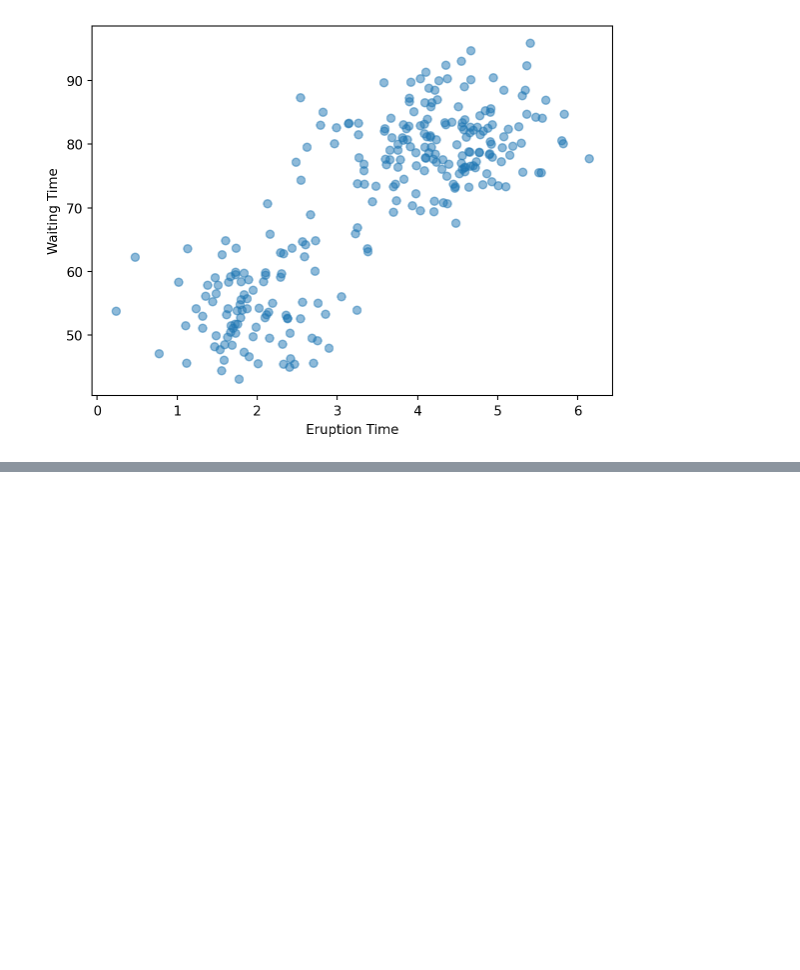
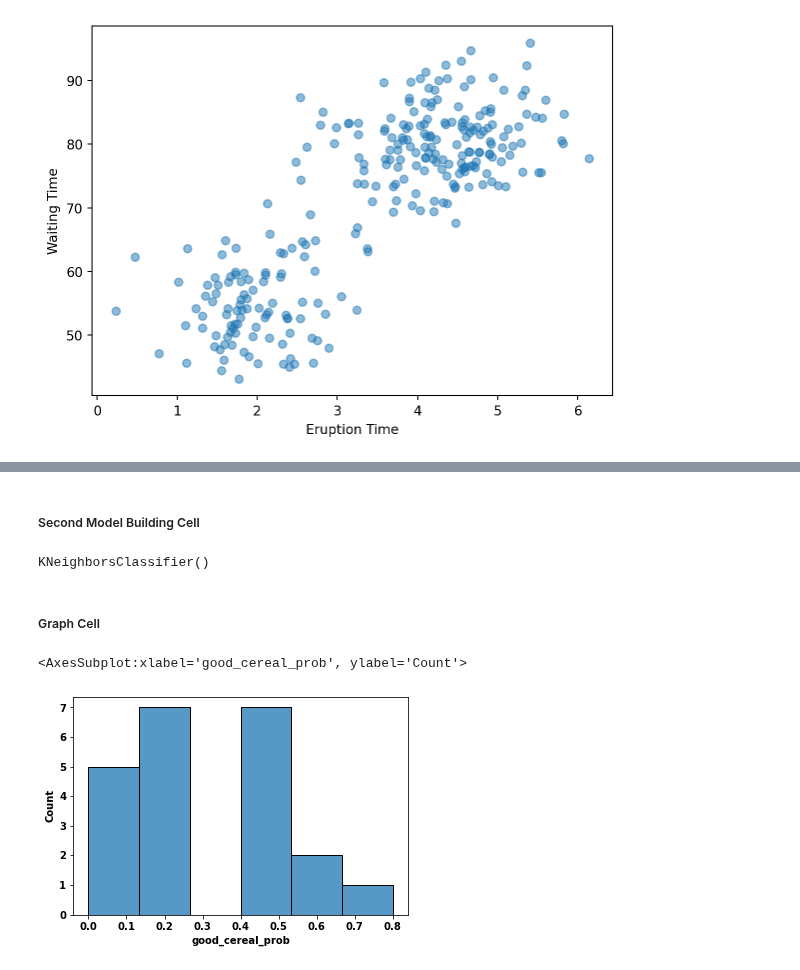
Before and after one commit to NovaVolunteer/definingdatascience, a Jupyter notebook: _sources/Analytics/Analytics_Labs.ipynb, the cells around one changed output, grey strips where cells are left out. Saved outputs shown, nothing was run; the diff lists cells and outputs as text; code cells hidden in the pictures; blank space fills up the shorter version.

```diff
--- a/_sources/Analytics/Analytics_Labs.ipynb
+++ b/_sources/Analytics/Analytics_Labs.ipynb
@@ -183,0 +370,6 @@ plt.show()
+# %%
+#Divide up our data into two parts, Training and Test but first we need to...
+#clean up our dataset a bit by dropping the original rating variable and the cereal name since we can't really use them
+
+cereal_dt = cereal_1h.drop(['name','rating'],axis=1) #creating a new dataframe so we don't delete these columns from our working environment.
+cereal_dt
@@ -183,0 +390,4 @@ plt.show()
+# %%
+# Now we partition
+Train, Test = train_test_split(cereal_dt,  train_size = 55, stratify = cereal_dt.rating_f)
+#stratify perserves class proportions when splitting, reducing sampling error
@@ -183,0 +409,5 @@ plt.show()
+# %%
+X_test = Test.drop(['rating_f'], axis=1).values
+y_test = Test['rating_f'].values
+
+neigh.score(X_test, y_test)
@@ -183,0 +517,25 @@ plt.show()
+# %% [markdown]
+##### Second Model Building Cell
+# %%
+random.seed(1984)   # kNN is a random algorithm, so we use `random.seed(x)` to make results repeatable
+
+X_train = Train.drop(['rating_f'], axis=1).values #features
+y_train = Train['rating_f'].values #target
+
+neigh = KNeighborsClassifier(n_neighbors=5) #this is the value to change
+neigh.fit(X_train, y_train)
+# %% [output]
+KNeighborsClassifier()
+# %% [markdown]
+##### Graph Cell
+# %%
+test_probs_1 = neigh.predict_proba(X_test)
+
+#converting to a dataframe to make seaborn happy
+test_probs_1 = pd.DataFrame(test_probs_1, columns = ['bad_cereal_prob', 'good_cereal_prob'])
+
+#gnerates the plot
+sns.histplot(test_probs_1, x= "good_cereal_prob")
+# %% [output]
+<AxesSubplot:xlabel='good_cereal_prob', ylabel='Count'>
+[figure, added]
```
Also changed, not shown: parts of 47 cells of this notebook, 8 other files.
